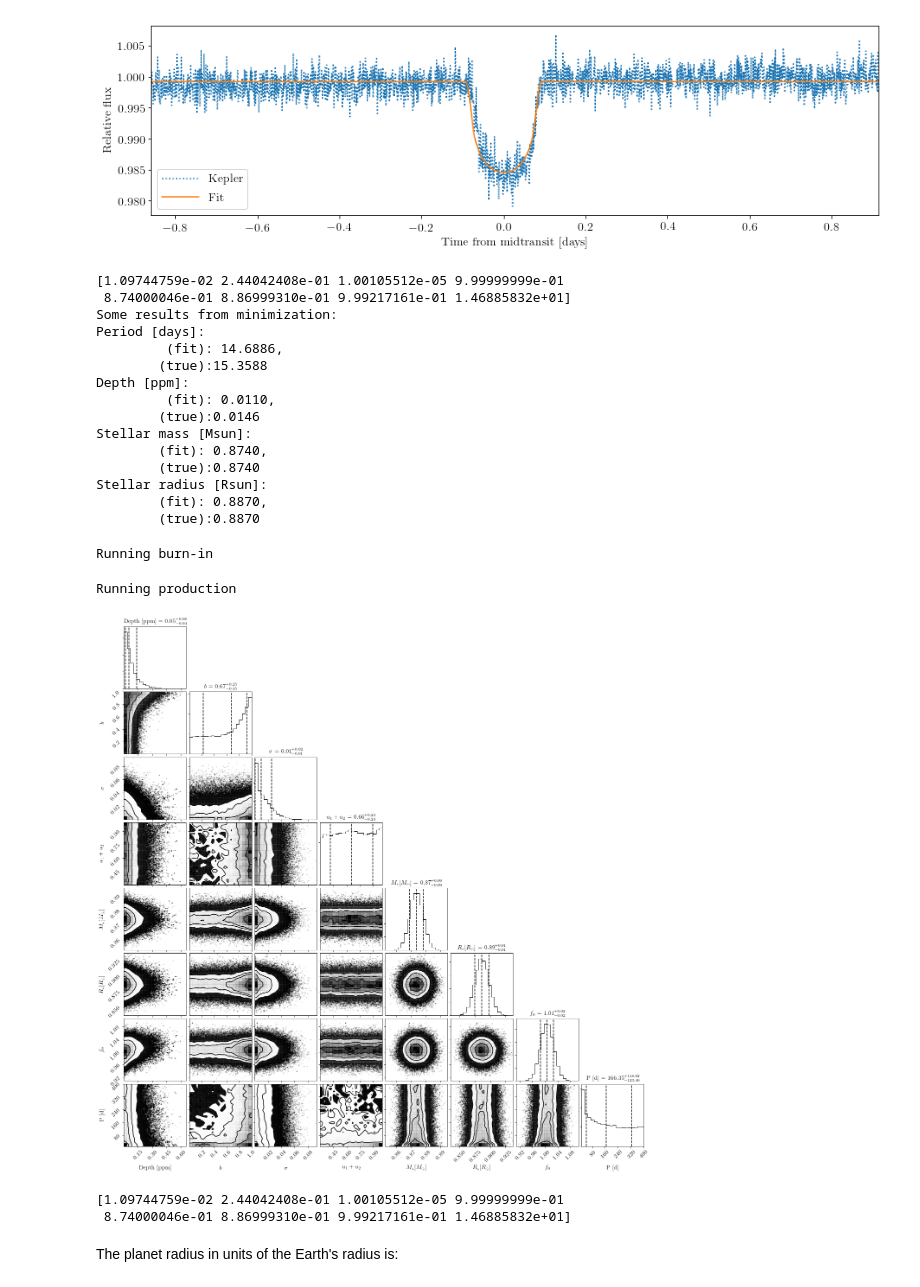
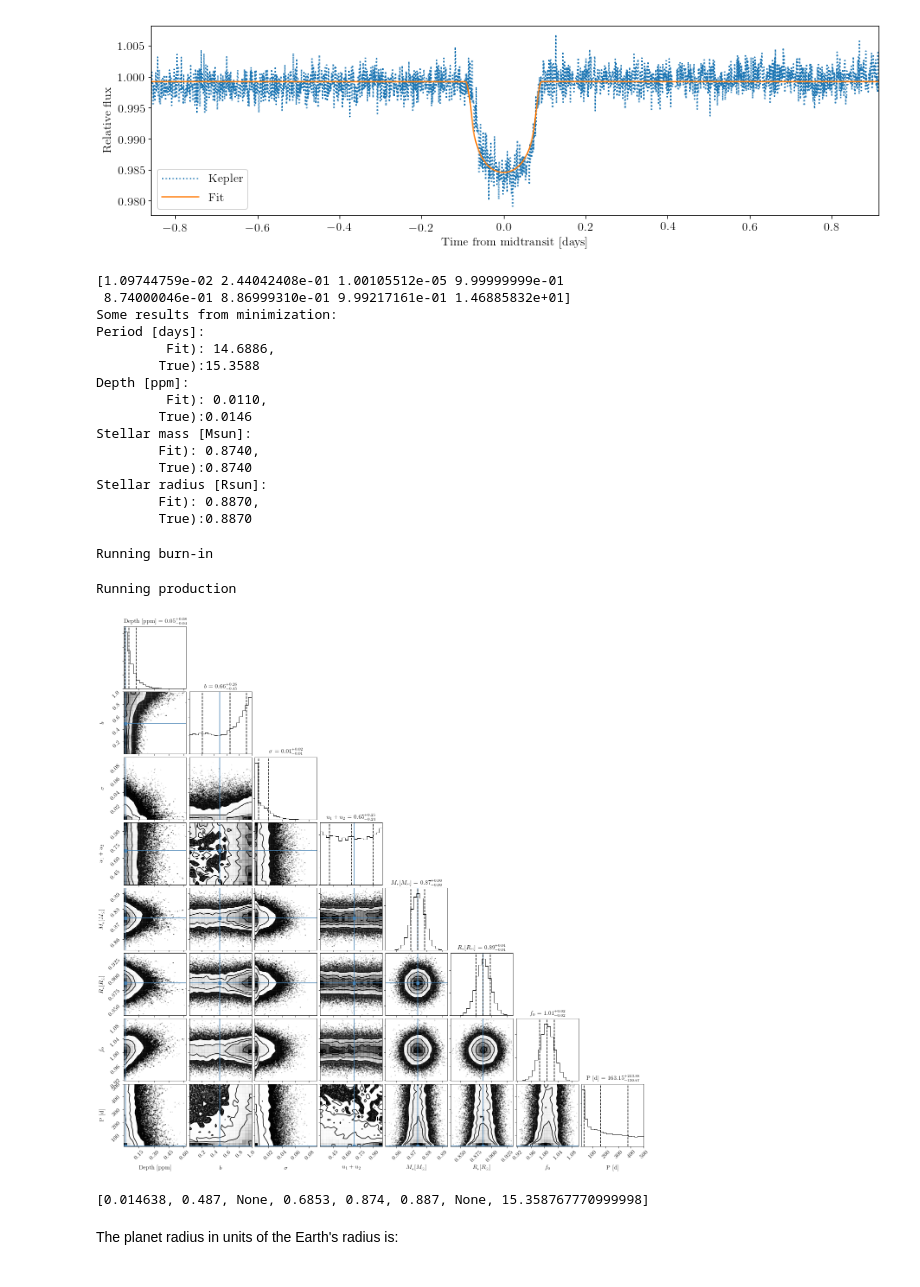
Before and after one commit to mbadenas/TFM2018, a Jupyter notebook: test_peaks.ipynb, the cells around one changed output. Cells and saved outputs as stored; diff of their text form; code cells hidden in the pictures.

Commit message:
printed mcmc results

```diff
--- a/test_peaks.ipynb
+++ b/test_peaks.ipynb
@@ -591,13 +591,15 @@ def lnlike(theta, timeLC, fluxLC, errorLC, allfixed):
             + ((pradius-radius)/radiuserr)**2)
 
 def lnprior(theta):
+    ##https://github.com/stan-dev/stan/wiki/Prior-Choice-Recommendations
     pdepth, pb, sigma, sumLD, pmass, pradius, f0, pperiod = theta
     if ((0.3 < sumLD < 1.0) and (0 <= pb < 1.0) and (0 <= sigma) and
-    (pradius > 0) and (pdepth > 0.0) and (pmass > 0.0) and (13 <=pperiod < 400)):
+    (pradius > 0) and (pdepth > 0.0) and (pmass > 0.0) and (13 <=pperiod < 500)):
         return 0.0
     return -np.inf
 
 def lnprob(theta, timeLC, fluxLC, errorLC, allfixed):
+    ecc, mass, masserr, radius, radiuserr, diffLD, tKep, tc = allfixed
     lp = lnprior(theta)
     if not np.isfinite(lp):
         return -np.inf
@@ -701,26 +729,26 @@ plt.legend()
 print(result2['x'])
 
 print("Some results from minimization:")
-print("Period [days]: \n\t (fit): {0:0.4f}, \n\t(true):{1:0.4f}".format(period2_ml,P))
-print("Depth [ppm]: \n\t (fit): {0:0.4f}, \n\t(true):{1:0.4f}".format(depth2_ml,depth/1e6))
-print("Stellar mass [Msun]: \n\t(fit): {0:0.4f}, \n\t(true):{1:0.4f}".format(mass2_ml,smass))
-print("Stellar radius [Rsun]: \n\t(fit): {0:0.4f}, \n\t(true):{1:0.4f}".format(radius2_ml,rs))
+print("Period [days]: \n\t Fit): {0:0.4f}, \n\tTrue):{1:0.4f}".format(period2_ml,P))
+print("Depth [ppm]: \n\t Fit): {0:0.4f}, \n\tTrue):{1:0.4f}".format(depth2_ml,depth/1e6))
+print("Stellar mass [Msun]: \n\tFit): {0:0.4f}, \n\tTrue):{1:0.4f}".format(mass2_ml,smass))
+print("Stellar radius [Rsun]: \n\tFit): {0:0.4f}, \n\tTrue):{1:0.4f}".format(radius2_ml,rs))
 # %% [output]
 [1.09744759e-02 2.44042408e-01 1.00105512e-05 9.99999999e-01
  8.74000046e-01 8.86999310e-01 9.99217161e-01 1.46885832e+01]
 Some results from minimization:
 Period [days]:
-         (fit): 14.6886,
-        (true):15.3588
+         Fit): 14.6886,
+        True):15.3588
 Depth [ppm]:
-         (fit): 0.0110,
-        (true):0.0146
+         Fit): 0.0110,
+        True):0.0146
 Stellar mass [Msun]:
-        (fit): 0.8740,
-        (true):0.8740
+        Fit): 0.8740,
+        True):0.8740
 Stellar radius [Rsun]:
-        (fit): 0.8870,
-        (true):0.8870
+        Fit): 0.8870,
+        True):0.8870
 # %%
 ndim, nwalkers = 8, 100
 
@@ -729,35 +757,36 @@ evaluate_res = result2["x"]
 p0 = [evaluate_res*(1+1e-4*np.random.randn(ndim)) for i in range(nwalkers)]
 sampler = emcee.EnsembleSampler(nwalkers, ndim, lnprob, args=(newX, newY, newY_err, allfixed))
 print("Running burn-in")
-pos, prob, state = sampler.run_mcmc(p0, 100, progress=True);
+pos, prob, state = sampler.run_mcmc(p0, 200, progress=True);
 sampler.reset()
 print("Running production")
-sampler.run_mcmc(p0, 1500,  rstate0 = state, progress=True);
+sampler.run_mcmc(p0, 3000, rstate0 = state, progress=True);
 # %% [output]
 Running burn-in
 Running production
 # %%
-#perform burn-in (currently 10%)
+#perform burn-in
 samples = sampler.chain[:, 100:, :].reshape((-1, ndim))
-np.savetxt('mcmc_samples.txt',samples)
+np.savetxt('mcmc_samples.txt', samples)
 
+true_params = [depth / 1e6, b, None, u1 + u2, smass, rs, None, P]
 
-fig = corner.corner(samples, labels=["Depth [ppm]", r"$b$", r"$\sigma$",
-                                     r'$u_{1}+u_{2}$', r'$M_{*} [M_{\odot}]$',
-                                     r'$R_{*} [R_{\odot}]$', r'$f_{0}$', 'P [d]'],
-                    quantiles = [0.16, 0.5, 0.84],
-                    show_titles = True, title_args={"fontsize": 12})
+fig = corner.corner(samples, labels=["Depth [ppm]", r"$b$", r"$\sigma$", r'$u_{1}+u_{2}$',
+        r'$M_{*} [M_{\odot}]$', r'$R_{*} [R_{\odot}]$', r'$f_{0}$', 'P [d]'],
+    quantiles=[0.16, 0.5, 0.84], truths=true_params, show_titles=True,
+    title_args={"fontsize": 12}, plot_contours=True)
 
 #show_titles = Title showing the 0.5 quantile, with the upper and lower errors
 #supplied by the quantiles argument.
+
+sampler.acceptance_fraction;
+#http://eso-python.github.io/ESOPythonTutorials/ESOPythonDemoDay8_MCMC_with_emcee.html
 # %% [output]
-[figure, old version]
+[figure, new version]
-# %%
-#from minimization:
-print(result2["x"])
-# %% [output]
-[1.09744759e-02 2.44042408e-01 1.00105512e-05 9.99999999e-01
- 8.74000046e-01 8.86999310e-01 9.99217161e-01 1.46885832e+01]
+# %%
+print([depth/1e6, b,None,u1+u2,smass,rs,None,P])
+# %% [output]
+[0.014638, 0.487, None, 0.6853, 0.874, 0.887, None, 15.358767770999998]
 # %%
 np.savetxt('mcmc_samples.txt',samples)
 np.savetxt('mcmc_results.txt',result2["x"])
```
Also changed, not shown: parts of 5 cells of this notebook.
